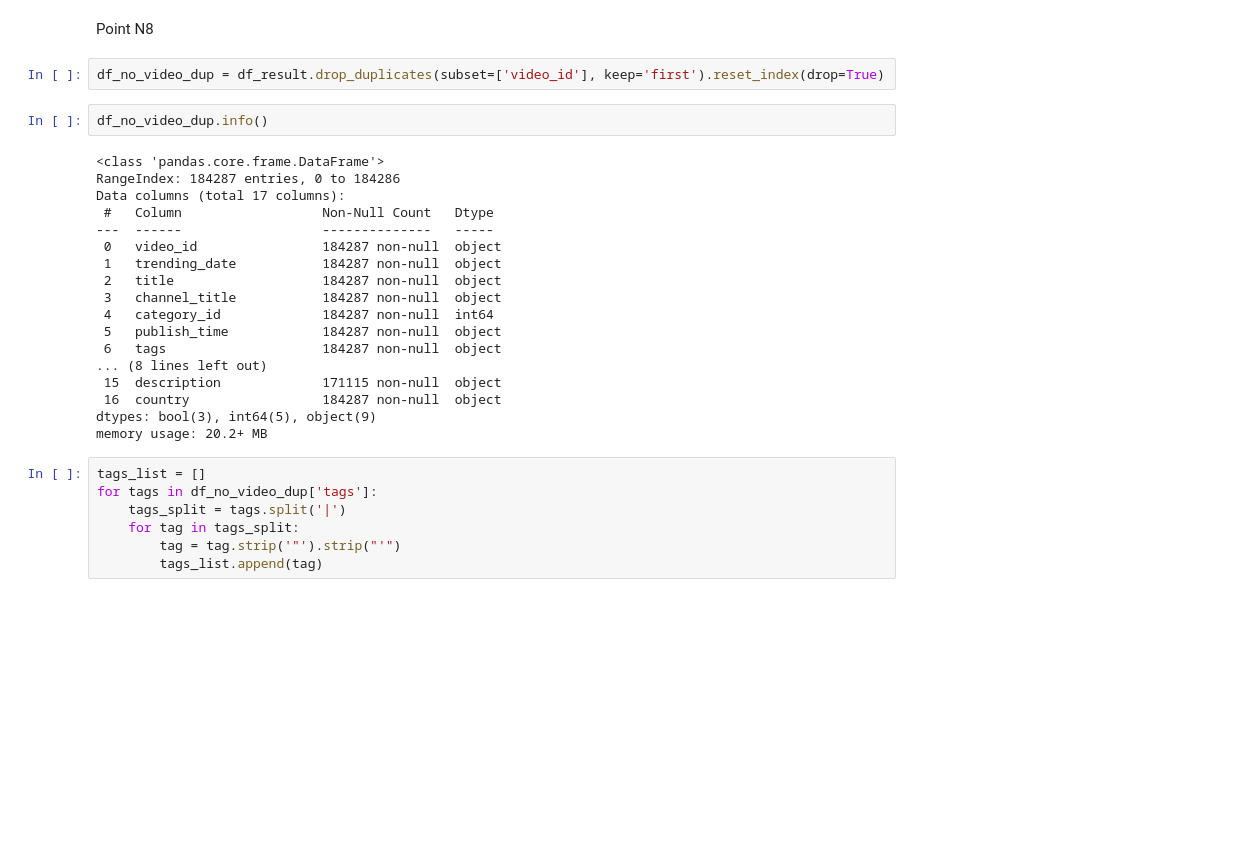
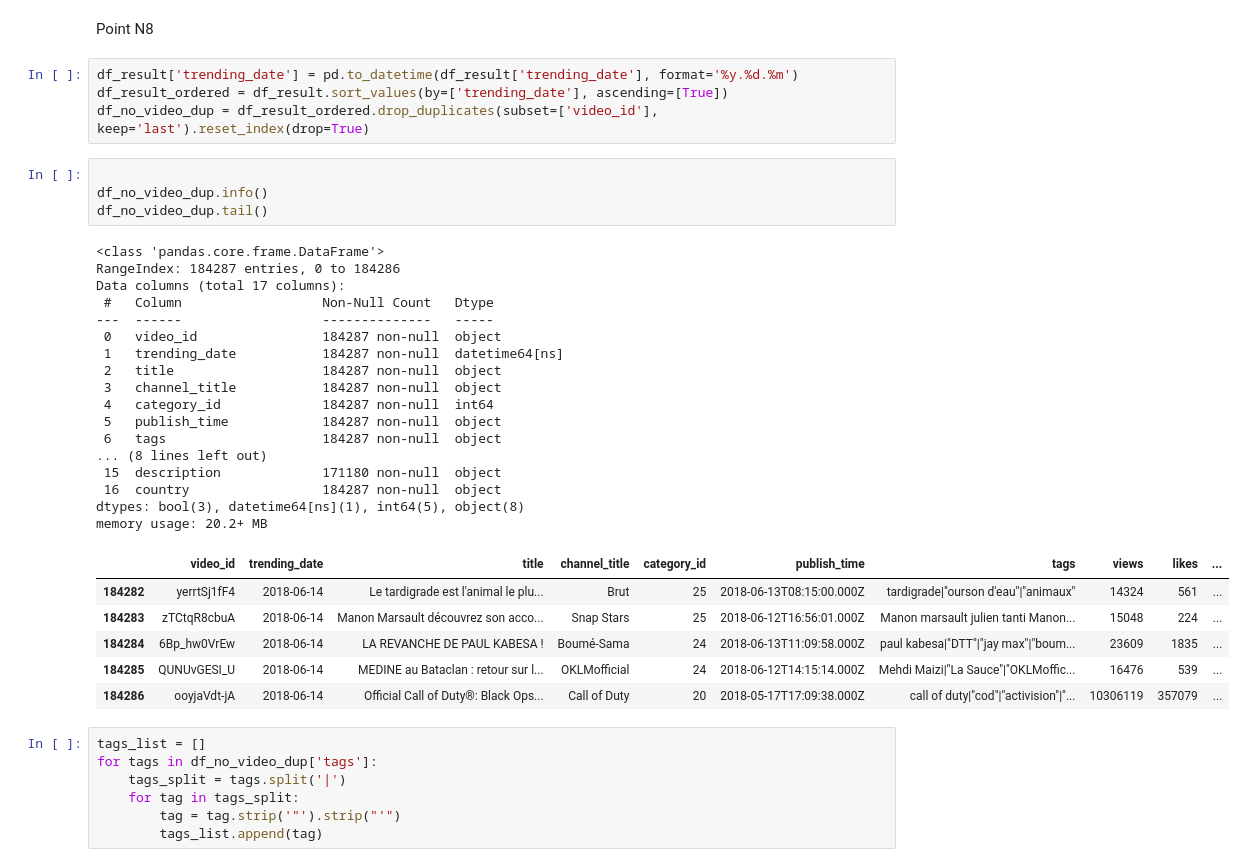
Before and after one commit to MarcoAsturi/CS_project, a Jupyter notebook: analysis.ipynb, the cells around one changed output. Cells and saved outputs as stored; diff of their text form; blank space fills up the shorter version.

```diff
--- a/analysis.ipynb
+++ b/analysis.ipynb
@@ -508,27 +508,37 @@ cluster_metrics.head(144)
 # %% [markdown]
 Point N8
 # %%
-df_no_video_dup = df_result.drop_duplicates(subset=['video_id'], keep='first').reset_index(drop=True)
+df_result['trending_date'] = pd.to_datetime(df_result['trending_date'], format='%y.%d.%m')
+df_result_ordered = df_result.sort_values(by=['trending_date'], ascending=[True])
+df_no_video_dup = df_result_ordered.drop_duplicates(subset=['video_id'], keep='last').reset_index(drop=True)
 # %%
+
 df_no_video_dup.info()
+df_no_video_dup.tail()
 # %% [output]
 <class 'pandas.core.frame.DataFrame'>
 RangeIndex: 184287 entries, 0 to 184286
 Data columns (total 17 columns):
  #   Column                  Non-Null Count   Dtype
 ---  ------                  --------------   -----
  0   video_id                184287 non-null  object
- 1   trending_date           184287 non-null  object
+ 1   trending_date           184287 non-null  datetime64[ns]
  2   title                   184287 non-null  object
  3   channel_title           184287 non-null  object
  4   category_id             184287 non-null  int64
  5   publish_time            184287 non-null  object
  6   tags                    184287 non-null  object
 ... (8 lines left out)
- 15  description             171115 non-null  object
+ 15  description             171180 non-null  object
  16  country                 184287 non-null  object
-dtypes: bool(3), int64(5), object(9)
+dtypes: bool(3), datetime64[ns](1), int64(5), object(8)
 memory usage: 20.2+ MB
+|  | video_id | trending_date | title | channel_title | category_id | publish_time | tags | views | likes | ... |
+| 184282 | yerrtSj1fF4 | 2018-06-14 | Le tardigrade est l'animal le plu... | Brut | 25 | 2018-06-13T08:15:00.000Z | tardigrade|"ourson d'eau"|"animaux" | 14324 | 561 | ... |
+| 184283 | zTCtqR8cbuA | 2018-06-14 | Manon Marsault découvrez son acco... | Snap Stars | 25 | 2018-06-12T16:56:01.000Z | Manon marsault julien tanti Manon... | 15048 | 224 | ... |
+| 184284 | 6Bp_hw0VrEw | 2018-06-14 | LA REVANCHE DE PAUL KABESA ! | Boumé-Sama | 24 | 2018-06-13T11:09:58.000Z | paul kabesa|"DTT"|"jay max"|"boum... | 23609 | 1835 | ... |
+| 184285 | QUNUvGESI_U | 2018-06-14 | MEDINE au Bataclan : retour sur l... | OKLMofficial | 24 | 2018-06-12T14:15:14.000Z | Mehdi Maizi|"La Sauce"|"OKLMoffic... | 16476 | 539 | ... |
+| 184286 | ooyjaVdt-jA | 2018-06-14 | Official Call of Duty®: Black Ops... | Call of Duty | 20 | 2018-05-17T17:09:38.000Z | call of duty|"cod"|"activision"|"... | 10306119 | 357079 | ... |
 # %%
 tags_list = []
 for tags in df_no_video_dup['tags']:
```
Also changed, not shown: parts of 8 cells of this notebook.
